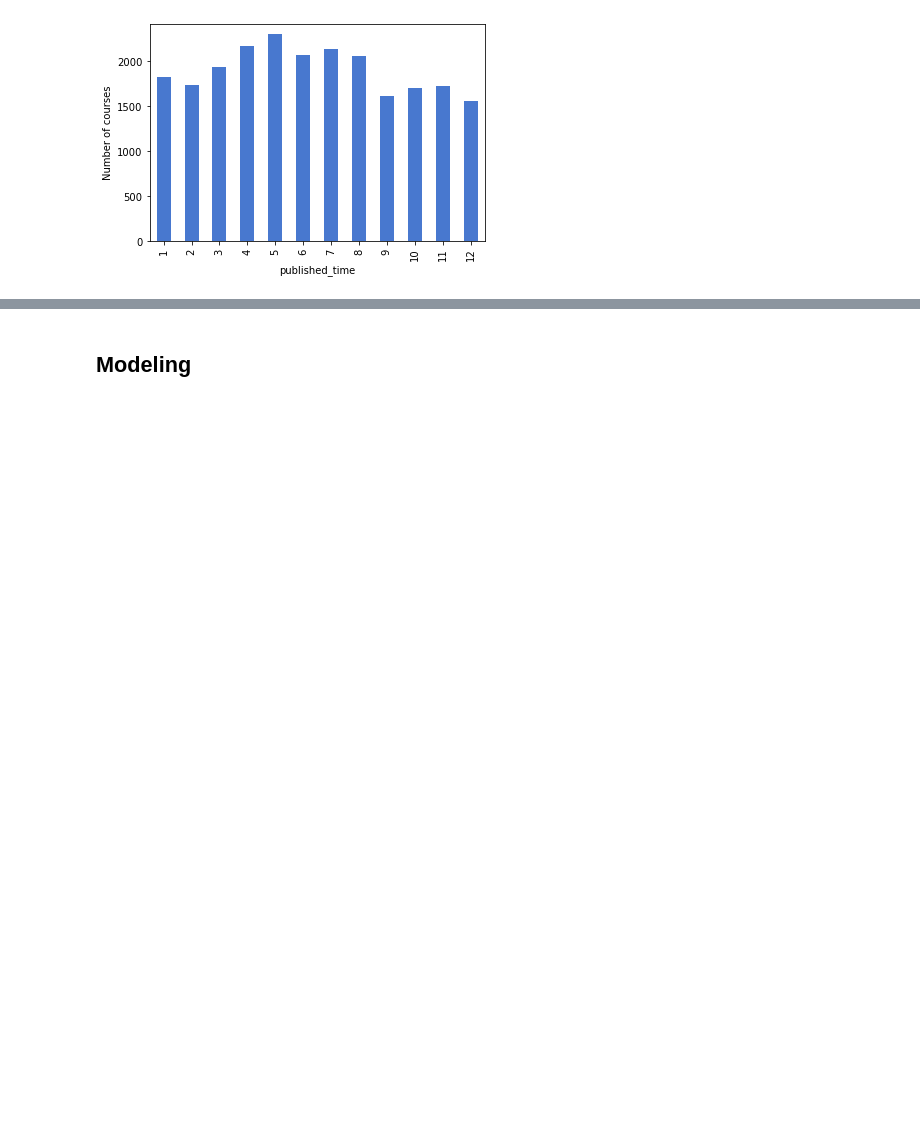
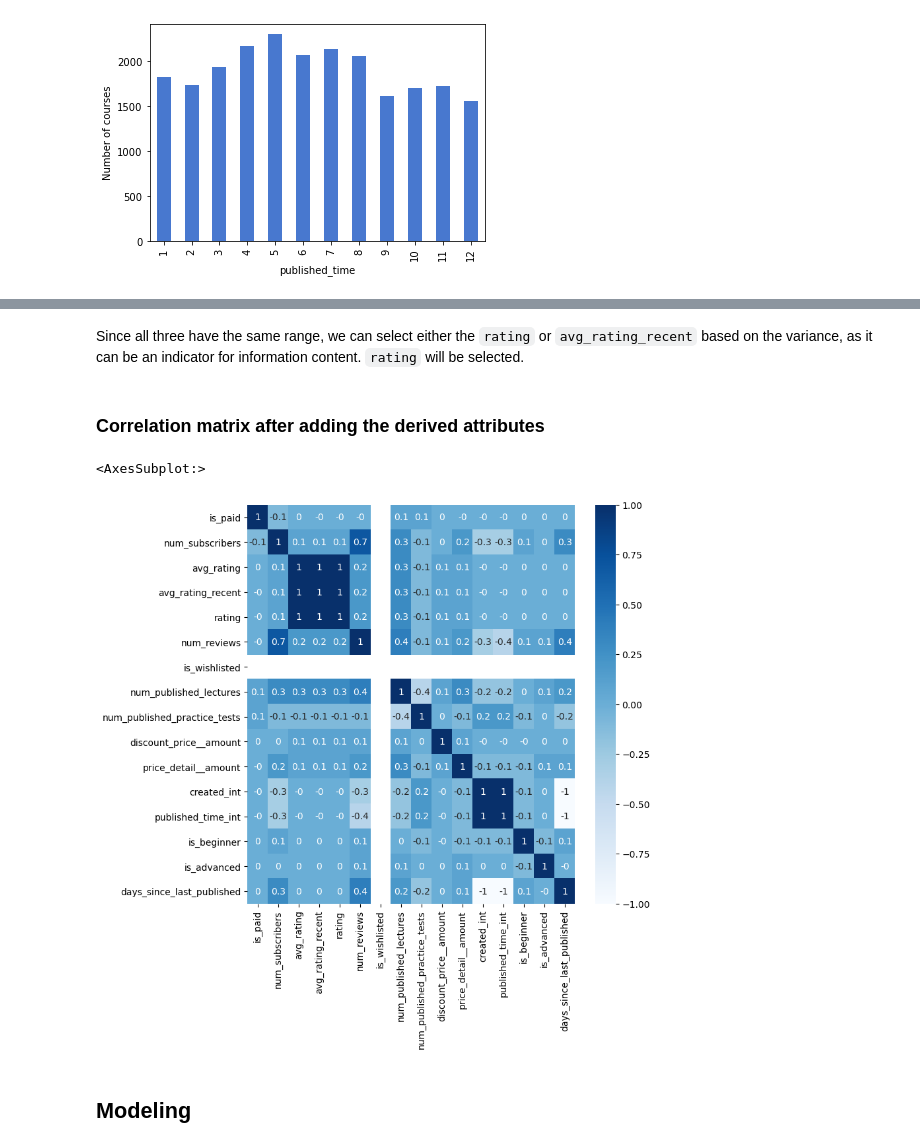
Before and after one commit to r-gg/bi-assignments, a Jupyter notebook: Assignment3/BI_Assignment3.ipynb, the cells around one changed output, grey strips where cells are left out. Cells and saved outputs as stored; diff of their text form; code cells hidden in the pictures; blank space fills up the shorter version.

```diff
--- a/Assignment3/BI_Assignment3.ipynb
+++ b/Assignment3/BI_Assignment3.ipynb
@@ -616,3 +614,16 @@ Text(0, 0.5, 'Number of courses')
+# %% [markdown]
+Since all three have the same range, we can select either the `rating` or `avg_rating_recent` based on the variance, as it can be an indicator for information content. `rating` will be selected.
+# %% [markdown]
+### Correlation matrix after adding the derived attributes
+# %%
+corr = df.drop(columns=['id']).corr(method='spearman').round(1)
+# %%
+plt.figure(figsize=(8, 8), dpi=100)
+
+sns.heatmap(corr,annot=True,xticklabels=True, cmap='Blues')
+# %% [output]
+<AxesSubplot:>
+[figure, added]
 # %% [markdown]
 ## Modeling
 # %% [markdown]
```
Also changed, not shown: parts of 64 cells of this notebook.
